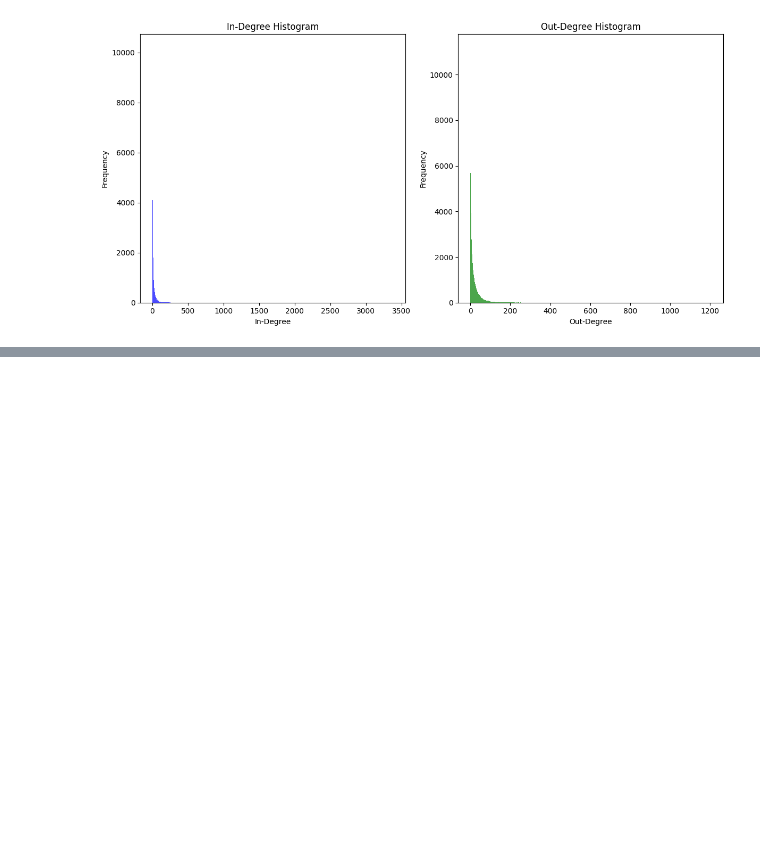
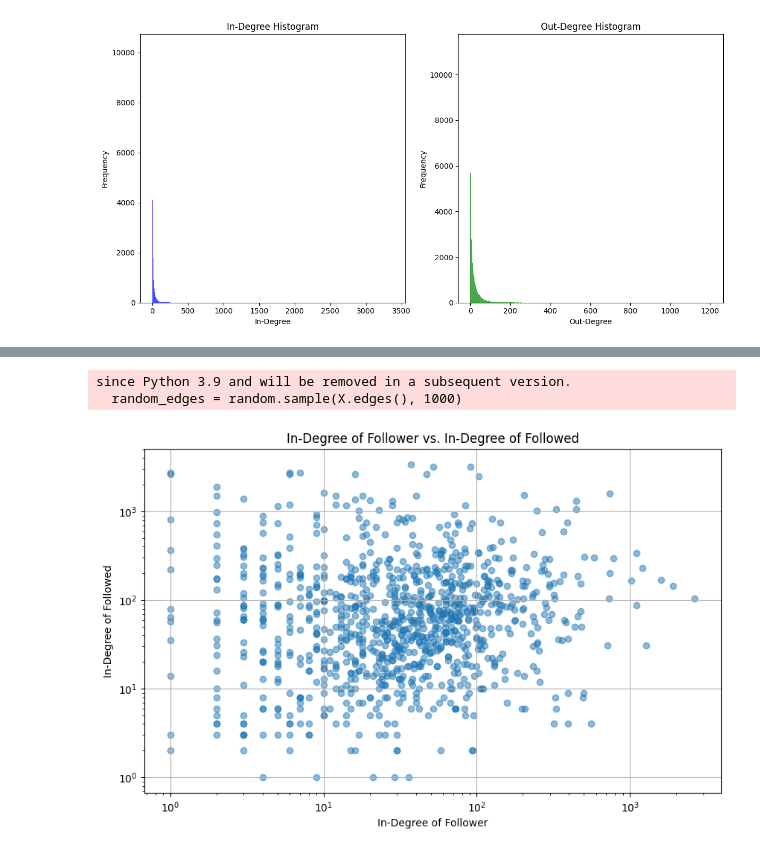
Before and after one commit to vmpreciado/NETS3120, a Jupyter notebook: TwitterDegree.ipynb, the cells around one changed output, grey strips where cells are left out. Saved outputs shown, nothing was run; the diff lists cells and outputs as text; code cells hidden in the pictures; blank space fills up the shorter version.

```diff
--- a/TwitterDegree.ipynb
+++ b/TwitterDegree.ipynb
@@ -140,0 +101,23 @@ plt.show()
+# %%
+import random
+# Select 1000 edges randomly
+random_edges = random.sample(X.edges(), 1000)
+
+# Extract in-degrees for followers (source) and followed (target)
+follower_in_degrees = [X.in_degree(edge[0]) for edge in random_edges]
+followed_in_degrees = [X.in_degree(edge[1]) for edge in random_edges]
+
+# Plotting
+plt.figure(figsize=(10, 6))
+plt.scatter(follower_in_degrees, followed_in_degrees, alpha=0.5)
+plt.title('In-Degree of Follower vs. In-Degree of Followed')
+plt.xlabel('In-Degree of Follower')
+plt.ylabel('In-Degree of Followed')
+plt.xscale('log')
+plt.yscale('log')
+plt.grid(True)
+plt.show()
+# %% [output]
+since Python 3.9 and will be removed in a subsequent version.
+  random_edges = random.sample(X.edges(), 1000)
+[figure, added]
```
Also changed, not shown: parts of 6 cells of this notebook.
